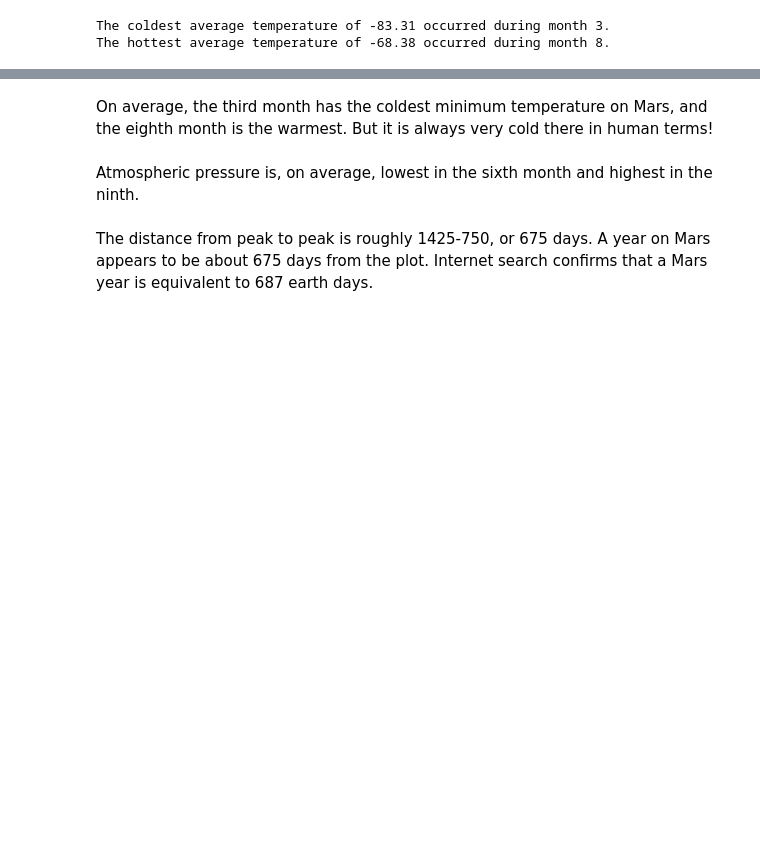
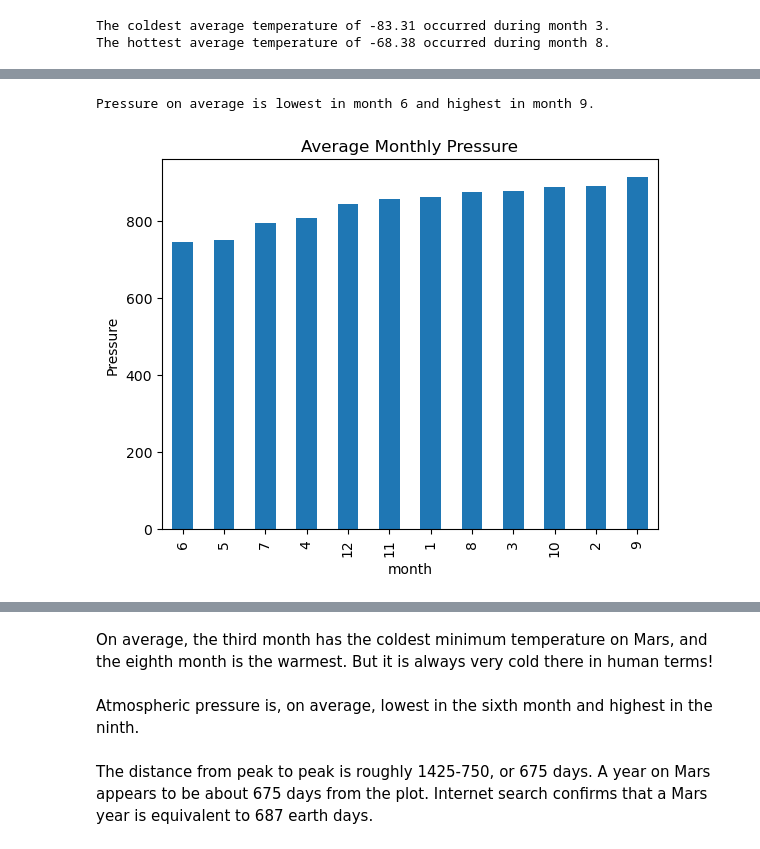
Before and after one commit to jhyooz/datacollection-challenge, a Jupyter notebook: part_2_mars_weather.ipynb, the cells around one changed output, grey strips where cells are left out. Saved outputs shown, nothing was run; the diff lists cells and outputs as text; code cells hidden in the pictures; blank space fills up the shorter version.

```diff
--- a/part_2_mars_weather.ipynb
+++ b/part_2_mars_weather.ipynb
@@ -260,2 +256,4 @@ The hottest average temperature of -68.38 occurred during month 8.
 # %%
 # 4. Average pressure by Martian month
+avg_pressure_monthly = mars_temp_df["pressure"].groupby(mars_temp_df["month"]).mean()
+round(avg_pressure_monthly,2)
@@ -262,2 +275,12 @@ The hottest average temperature of -68.38 occurred during month 8.
+# %%
+lowest_pressure_month = list(avg_pressure_monthly.nsmallest(1).index)[0]
+highest_pressure_month = list(avg_pressure_monthly.nlargest(1).index)[0]
+print(f'Pressure on average is lowest in month {lowest_pressure_month} and highest in month {highest_pressure_month}.')
+# %% [output]
+Pressure on average is lowest in month 6 and highest in month 9.
 # %%
 # Plot the average pressure by month
+avg_pressure_monthly_sorted = avg_pressure_monthly.sort_values()
+avg_pressure_monthly_sorted.plot(kind = 'bar', title ='Average Monthly Pressure', ylabel = 'Pressure');
+# %% [output]
+[figure, added]
```
Also changed, not shown: parts of 15 cells of this notebook.
